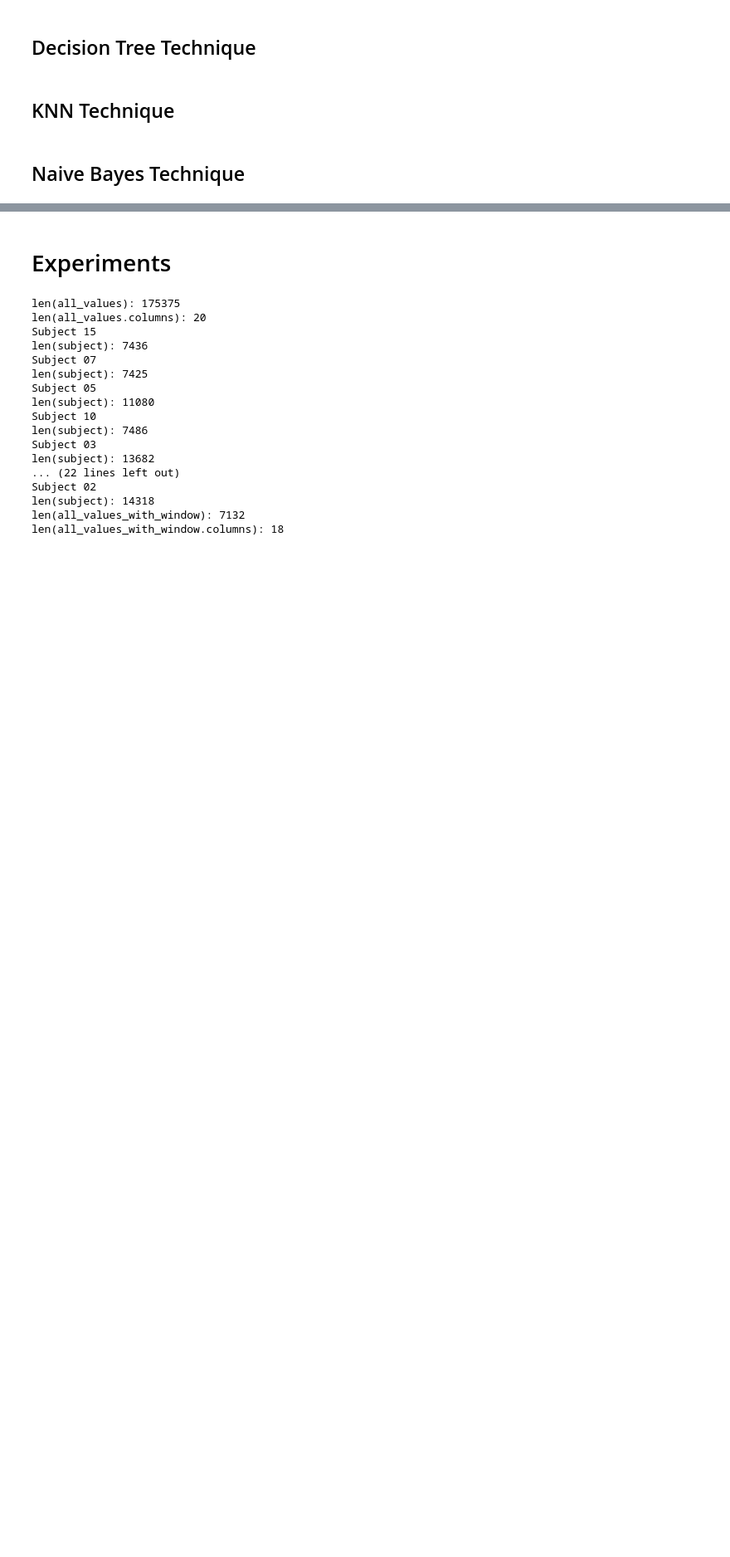
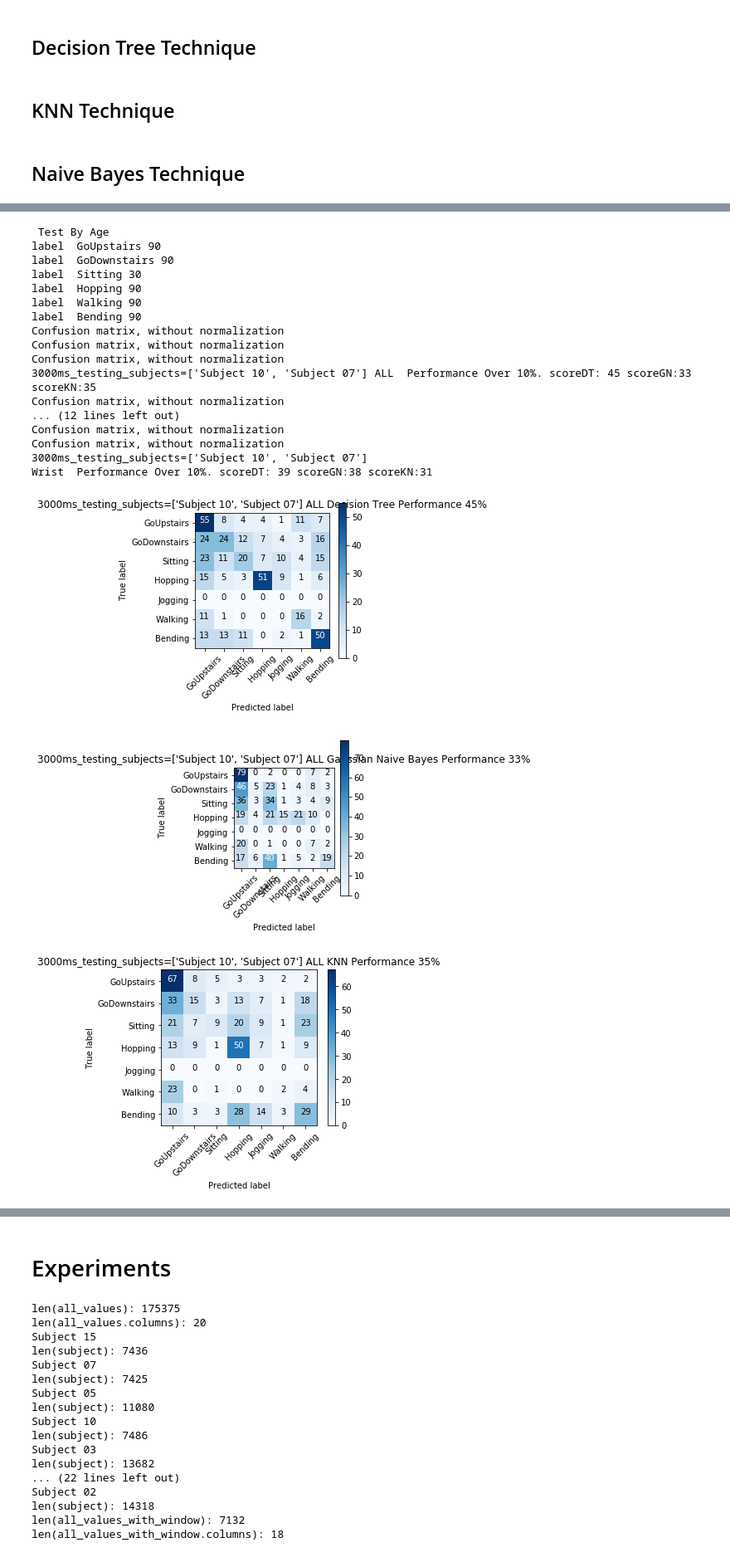
Before and after one commit to pbmiguel/py-har, a Jupyter notebook: TASKS/T1/pre-processing/2016-ANSAMO/2016-ANSAMO-preprocessing-final-version.ipynb, the cells around one changed output, grey strips where cells are left out. Shown at 83% size. Drawn from its saved outputs; the diff is of its cells as text; code cells hidden in the pictures; blank space fills up the shorter version.

Commit message:
add. age and position experiments

```diff
--- a/TASKS/T1/pre-processing/2016-ANSAMO/2016-ANSAMO-preprocessing-final-version.ipynb
+++ b/TASKS/T1/pre-processing/2016-ANSAMO/2016-ANSAMO-preprocessing-final-version.ipynb
@@ -1550,0 +1624,31 @@ KNN Performance:  0.5757575757575758
+# %%
+print("\n Test By Age")
+test_users = ['Subject 10', 'Subject 07'];
+train = dataset[~dataset['userID'].isin(test_users)]
+test = dataset[dataset['userID'].isin(test_users)]
+#print(len(dataset))
+#print(len(train), set(train['userID']))
+#print(len(test), set(test['userID']))
+instances_perlabel(test)
+test_all_positions(train, test, SLIDING_WINDOW + "ms_testing_subjects=" + str(test_users));
+# %% [output]
+ Test By Age
+label  GoUpstairs 90
+label  GoDownstairs 90
+label  Sitting 30
+label  Hopping 90
+label  Walking 90
+label  Bending 90
+Confusion matrix, without normalization
+Confusion matrix, without normalization
+Confusion matrix, without normalization
+3000ms_testing_subjects=['Subject 10', 'Subject 07'] ALL  Performance Over 10%. scoreDT: 45 scoreGN:33 scoreKN:35
+Confusion matrix, without normalization
+... (12 lines left out)
+Confusion matrix, without normalization
+Confusion matrix, without normalization
+3000ms_testing_subjects=['Subject 10', 'Subject 07']
+Wrist  Performance Over 10%. scoreDT: 39 scoreGN:38 scoreKN:31
+[figure, added]
+[figure, added]
+[figure, added]
```
Also changed, not shown: parts of 29 cells of this notebook.
